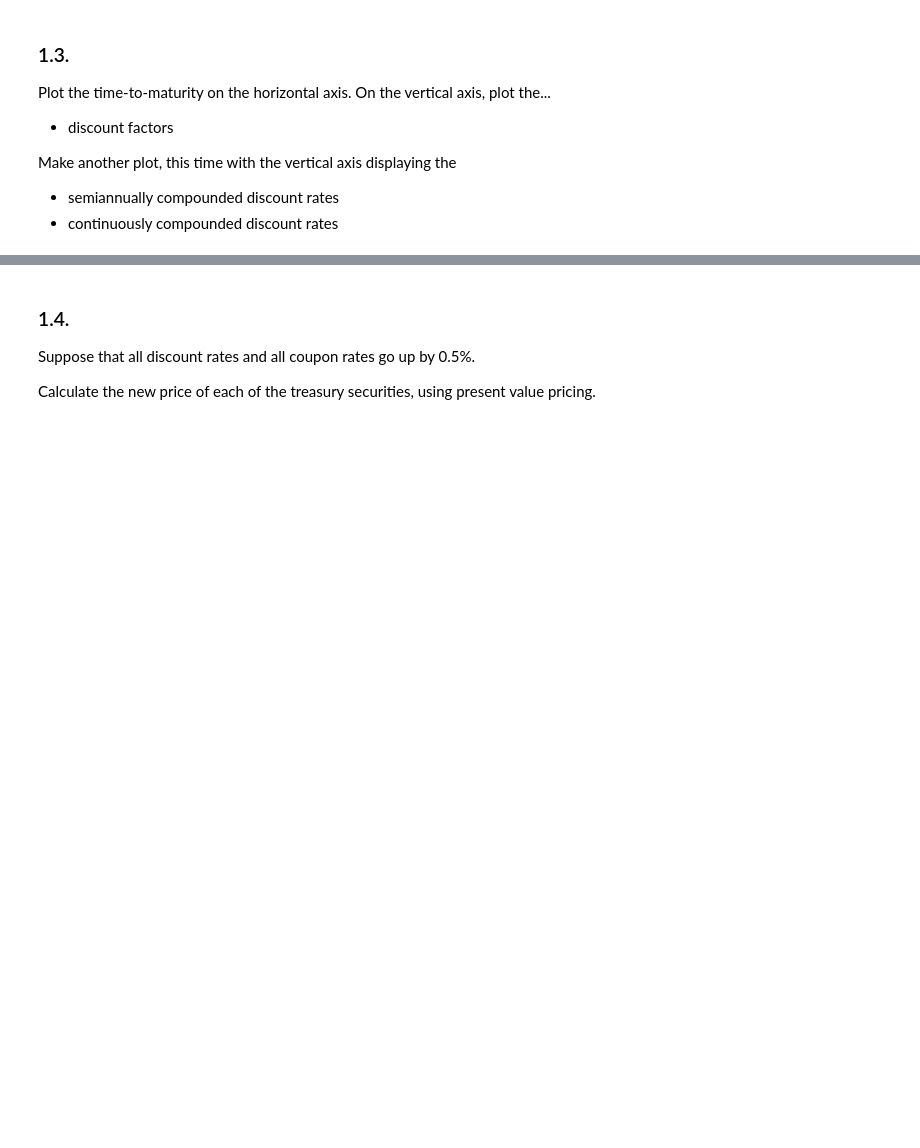
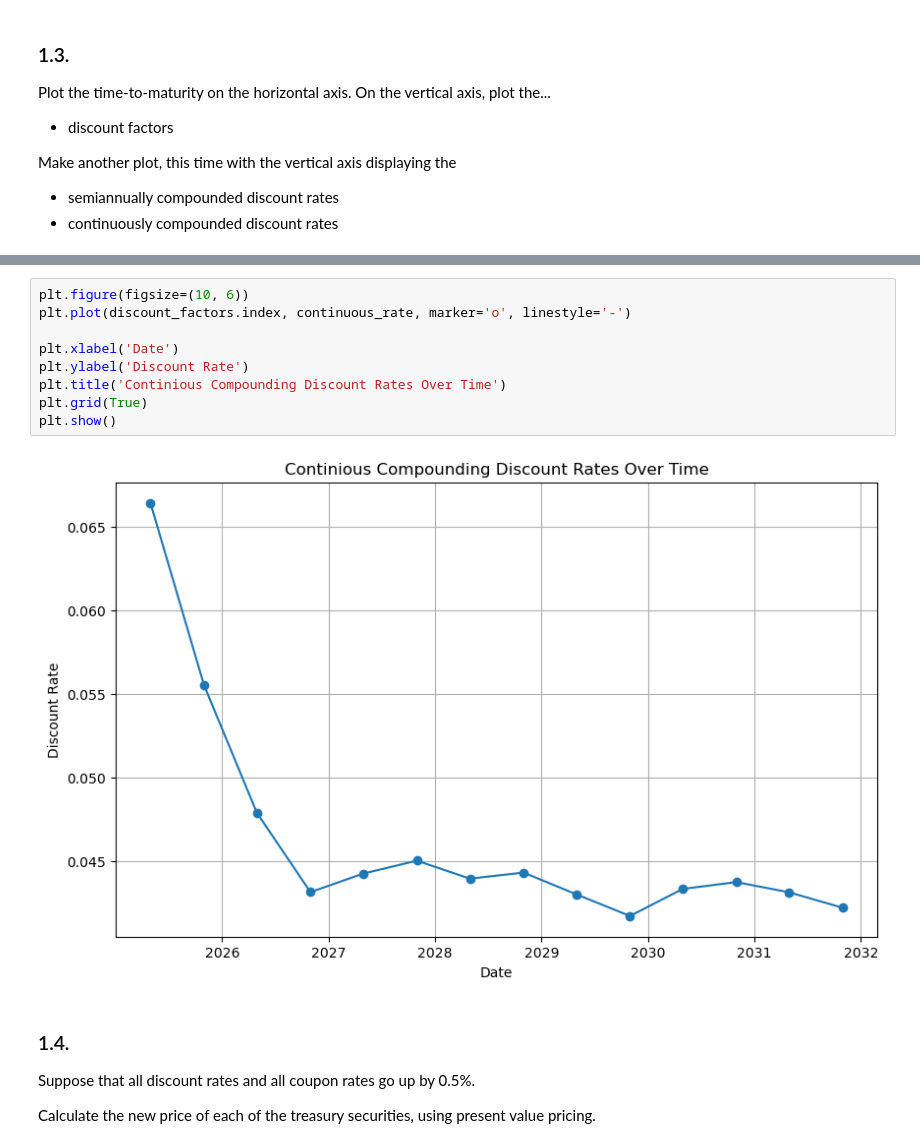
Before and after one commit to ekopen/finm-fixedincome-2025, a Jupyter notebook: homework/Homework 1.ipynb, the cells around one changed output, grey strips where cells are left out. Drawn from its saved outputs; the diff is of its cells as text; blank space fills up the shorter version.

```diff
--- a/homework/Homework 1.ipynb
+++ b/homework/Homework 1.ipynb
@@ -117,3 +167,14 @@ Make another plot, this time with the vertical axis displaying the
+# %%
+plt.figure(figsize=(10, 6))
+plt.plot(discount_factors.index, continuous_rate, marker='o', linestyle='-')
+
+plt.xlabel('Date')
+plt.ylabel('Discount Rate')
+plt.title('Continious Compounding Discount Rates Over Time')
+plt.grid(True)
+plt.show()
+# %% [output]
+[figure, added]
 # %% [markdown]
 ### 1.4.
 
```
Also changed, not shown: parts of 10 cells of this notebook.
